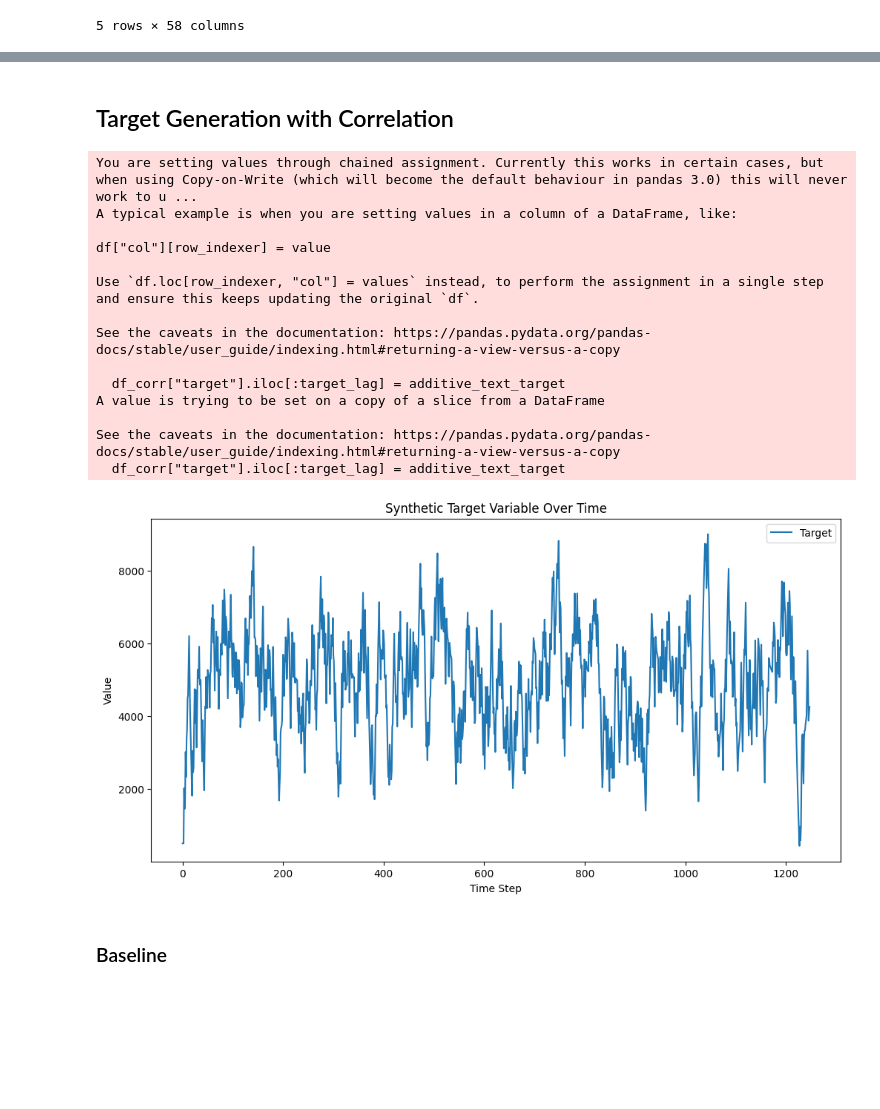
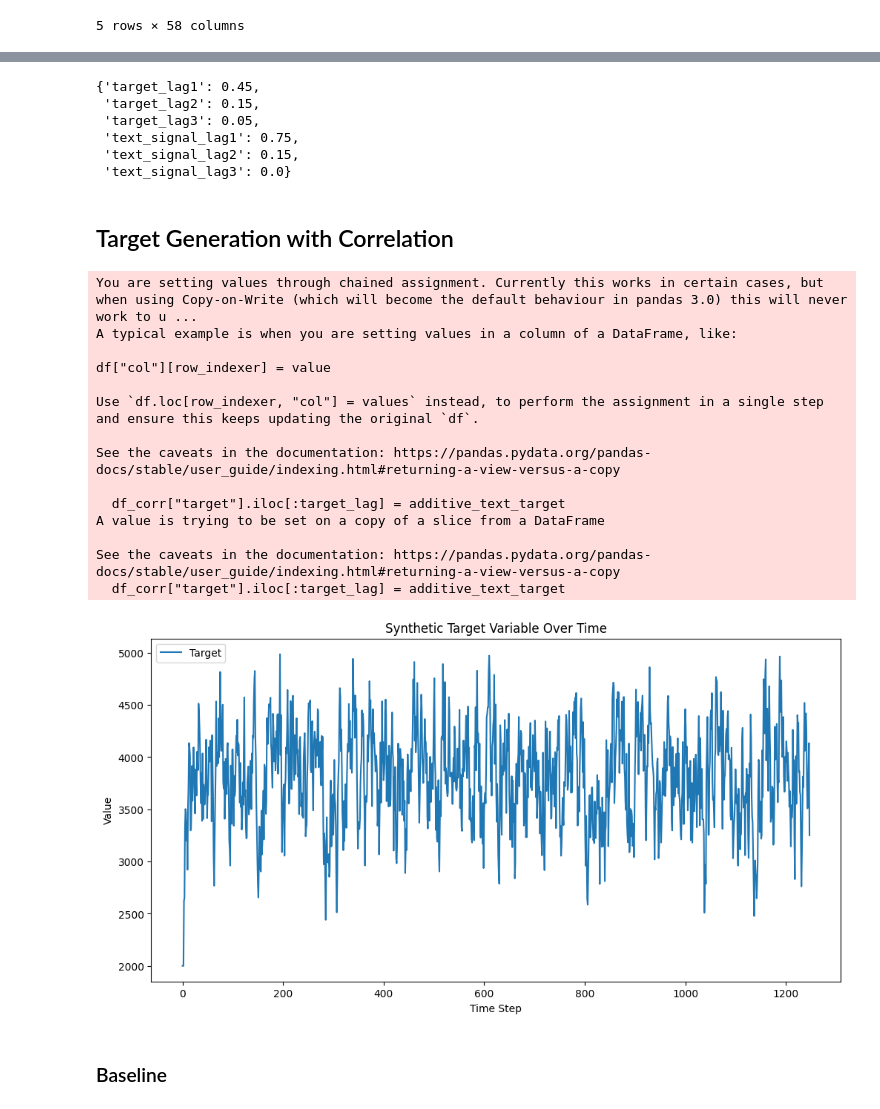
Before and after one commit to guoyuya1/TabDPT-inference-text-enhanced, a Jupyter notebook: notebooks/make_data_corr_textsynth.ipynb, the cells around one changed output, grey strips where cells are left out. Saved outputs shown, nothing was run; the diff lists cells and outputs as text; code cells hidden in the pictures; blank space fills up the shorter version.

```diff
--- a/notebooks/make_data_corr_textsynth.ipynb
+++ b/notebooks/make_data_corr_textsynth.ipynb
@@ -114,7 +111,7 @@ basis_matrix =
 # %%
-scale = 1
+scale = 35
 all_scores = get_scores(np.stack(emb_matrix["embedding_summary_synthetic_lag1"].values), dir1)
-direction = scale * (all_scores)
+direction = scale * (all_scores[:, 0] - all_scores[:, 1])
 sns.displot(direction,kde=True)
 
 # #Generate lagged features
@@ -129,4 +126,4 @@ df_corr = df.copy()
 
 target_lag = 3
 input_cols = ["target", "text_signal"]
-init_dict = {"target_lag1": 0.55, "target_lag2": 0.2, "target_lag3": 0.1}
+init_dict = {"target_lag1": 0.45, "target_lag2": 0.15, "target_lag3": 0.05}
@@ -142,10 +130,10 @@ param_dict_corr
 # %%
 # Create signal from text features
 n_points = len(df)
-target_mean = 4000
+target_mean = 2000
 standard_deviation = 0  # Controls how "spread out" the noise is
 
-text_signal = direction * np.random.normal(loc=target_mean, scale=standard_deviation, size=n_points) + 1000
+text_signal = direction * np.random.normal(loc=target_mean, scale=standard_deviation, size=n_points) + 1500
 
 #Generate target variable for additive model
 text_signal_lags = create_lag_matrix(text_signal, dataset_lag)
@@ -171,15 +159,25 @@ trainable_cols_corr= [f"text_signal_lag{j}" for j in range(1, target_lag + 1)]
 
 #generate synthetic target variable
 noise = rng.standard_normal(len(df))
-random_params = np.random.uniform(0, 1, size=target_lag)
-random_params = random_params / np.linalg.norm(random_params) * 0.45
+# random_params = np.random.uniform(0, 1, size=target_lag)
+# random_params = random_params / np.linalg.norm(random_params)
 param_dict_corr = init_dict.copy()
-param_dict_corr.update({f"text_signal_lag{i}": random_params[i-1] for i in range(1, target_lag + 1)})
+# param_dict_corr.update({f"text_signal_lag{i}": random_params[i-1] for i in range(1, target_lag + 1)})
+param_dict_corr.update({"text_signal_lag1": 0.75, "text_signal_lag2": 0.15, "text_signal_lag3": 0.0})
+# %%
+param_dict_corr
+# %% [output]
+{'target_lag1': 0.45,
+ 'target_lag2': 0.15,
+ 'target_lag3': 0.05,
+ 'text_signal_lag1': 0.75,
+ 'text_signal_lag2': 0.15,
+ 'text_signal_lag3': 0.0}
 # %% [markdown]
 ## Target Generation with Correlation
 # %%
-start_val = 500
-end_val = 500
+start_val = 2000
+end_val = 2000
 df_corr["target"] = np.nan
 
 target = list(np.random.uniform(start_val, end_val, size=target_lag)) # Start with random values for the first 'target_lag' entries
@@ -199,34 +197,34 @@ for i in range(target_lag, len(df_corr)):
 
     additive_text_target.append(additive_text_target_value)
 
 df_corr["target"] = additive_text_target
 
 #Plot the target variable and close price to visualize the synthetic data
 from matplotlib import pyplot as plt
 plt.figure(figsize=(12, 6))
 plt.plot(np.arange(len(df_corr)), df_corr["target"], label="Target")
 # plt.plot(np.arange(len(df_corr)), df_corr["Adj_Close"], label="Adj Close Price")
 plt.xlabel("Time Step")
 plt.ylabel("Value")
 plt.title("Synthetic Target Variable Over Time")
 plt.legend()
 plt.show()
 # %% [output]
 You are setting values through chained assignment. Currently this works in certain cases, but when using Copy-on-Write (which will become the default behaviour in pandas 3.0) this will never work to u ...
 A typical example is when you are setting values in a column of a DataFrame, like:
 
 df["col"][row_indexer] = value
 
 Use `df.loc[row_indexer, "col"] = values` instead, to perform the assignment in a single step and ensure this keeps updating the original `df`.
 
 See the caveats in the documentation: https://pandas.pydata.org/pandas-docs/stable/user_guide/indexing.html#returning-a-view-versus-a-copy
 
   df_corr["target"].iloc[:target_lag] = additive_text_target
 A value is trying to be set on a copy of a slice from a DataFrame
 
 See the caveats in the documentation: https://pandas.pydata.org/pandas-docs/stable/user_guide/indexing.html#returning-a-view-versus-a-copy
   df_corr["target"].iloc[:target_lag] = additive_text_target
-[figure, old version]
+[figure, new version]
 # %%
 #Save the synthetic dataset with lagged features and target variable
 target_lagged_corr = create_lag_matrix(df_corr["target"].values, dataset_lag)
```
Also changed, not shown: parts of 18 cells of this notebook, 12 other files.
